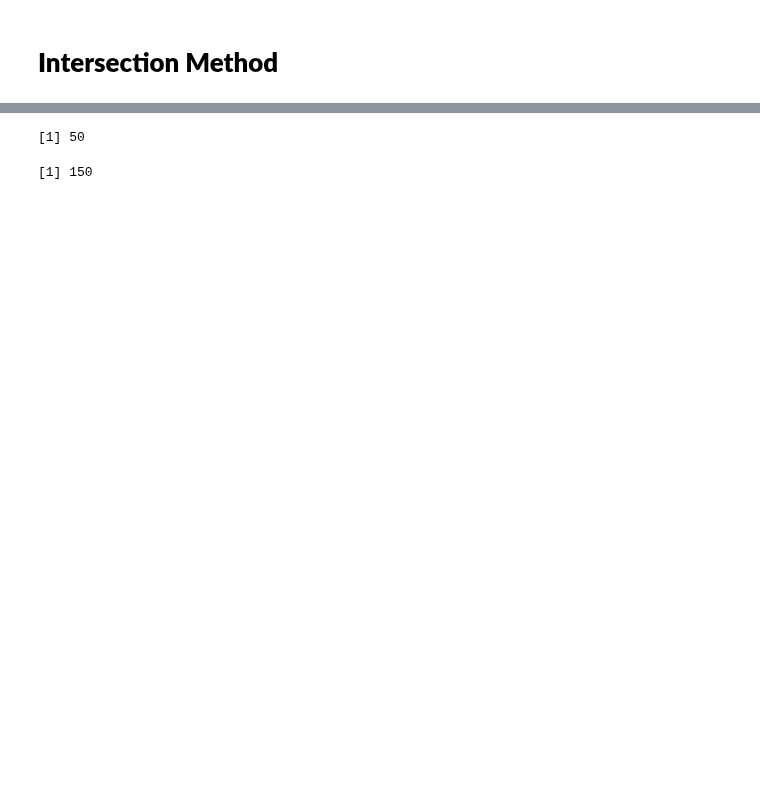
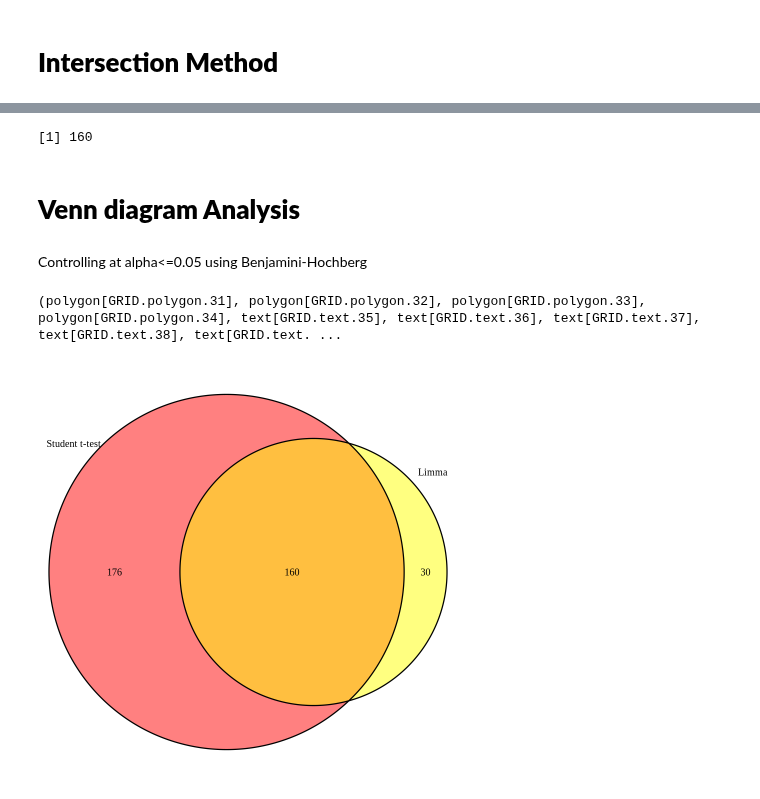
Before and after one commit to almedida/thesis, a Jupyter notebook: simulation_all.ipynb, the cells around one changed output, grey strips where cells are left out. Saved outputs shown, nothing was run; the diff lists cells and outputs as text; code cells hidden in the pictures; blank space fills up the shorter version.

```diff
--- a/simulation_all.ipynb
+++ b/simulation_all.ipynb
@@ -434,5 +445,5 @@ pvalue_05
 # %%
-pvalue_p2 <- adj_pvalue_df[rowSums(adj_pvalue_df[1]<=0.1) > 0, ]
+pvalue_p2 <- adj_pvalue_df[rowSums(adj_pvalue_df[1]<=0.1), ]
 pvalue_1 <- length(pvalue_p2)
 pvalue_1
 # %% [output]
@@ -440,5 +451,5 @@ pvalue_1
 # %%
-limma_p <- adj_limma_pvalue[rowSums(adj_limma_pvalue[1]<=0.05) > 0, ]
-limma_05 <- length(limma_p)
-limma_05
+limma_p2 <- adj_limma_pvalue[rowSums(adj_limma_pvalue[1]<=0.1), ]
+limma_1 <- length(limma_p2)
+limma_1
 # %% [output]
@@ -452,8 +456,0 @@ limma_1
-# %%
-limma_ttest <- c(adj_pvalue_df, adj_limma_pvalue)
-limma_ttest <- data.frame(limma_ttest)
-limma_ttest_p <- limma_ttest[rowSums(limma_ttest[1]<=0.05) > 0, ]
-limma_ttest_05 <- nrow(limma_ttest_p)
-limma_ttest_05
-# %% [output]
-[1] 50
@@ -460,6 +459,17 @@ limma_ttest_05
 # %%
-limma_ttest_p2 <- limma_ttest[rowSums(limma_ttest[1]<=0.1) > 0, ]
+limma_ttest_p2 <- limma_ttest[rowSums((limma_ttest[1]<=0.1) & (limma_ttest[2]<=0.1)), ]
 limma_ttest_1 <- nrow(limma_ttest_p2)
 limma_ttest_1
 # %% [output]
-[1] 150
+[1] 160
+# %% [markdown]
+# **Venn diagram Analysis**
+# %% [markdown]
+Controlling at alpha<=0.05 using Benjamini-Hochberg
+# %%
+draw.pairwise.venn(area1=limma_1, area2=pvalue_1,cross.area=limma_ttest_1,
+                   category=c("Student t-test","Limma"),fill=c("Red","Yellow"),
+)
+# %% [output]
+(polygon[GRID.polygon.31], polygon[GRID.polygon.32], polygon[GRID.polygon.33], polygon[GRID.polygon.34], text[GRID.text.35], text[GRID.text.36], text[GRID.text.37], text[GRID.text.38], text[GRID.text. ...
+[figure, added]
```
Also changed, not shown: parts of 20 cells of this notebook.
